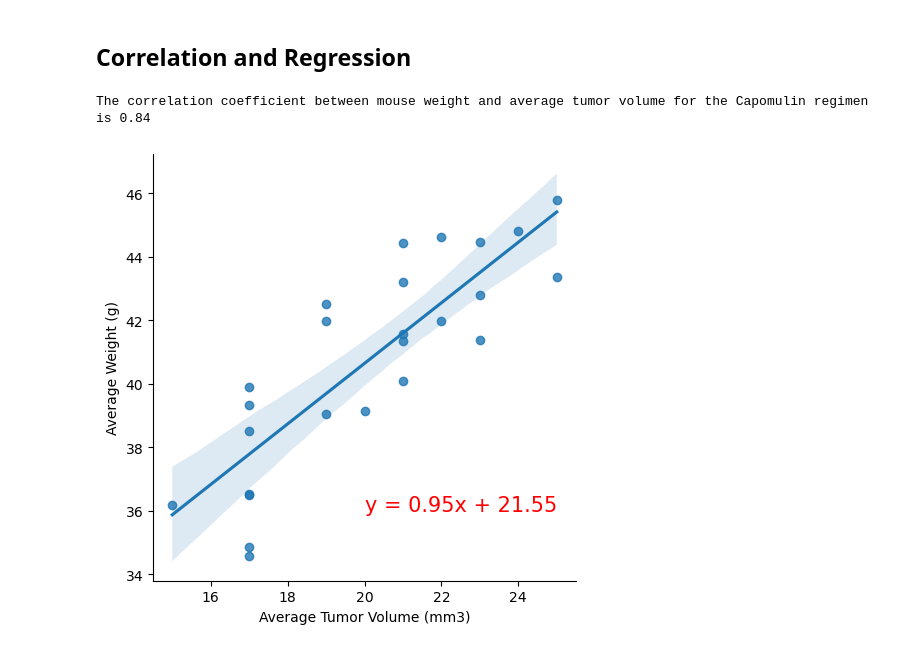
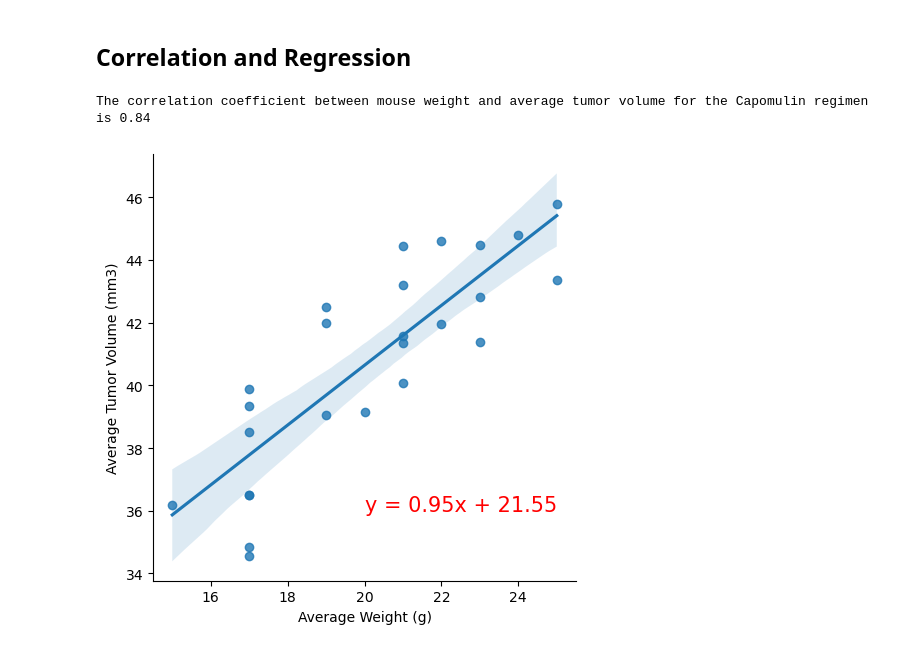
Before and after one commit to tmbiro/data_visualization, a Jupyter notebook: pymaceuticals.ipynb, the cells around one changed output. Cells and saved outputs as stored; diff of their text form; code cells hidden in the pictures.

```diff
--- a/pymaceuticals.ipynb
+++ b/pymaceuticals.ipynb
@@ -363,27 +364,27 @@ capo_scatter = capomulin_dat.plot.scatter(
 # %%
 # Calculate the correlation coefficient and linear regression model for mouse weight and average tumor volume for the Capomulin regimen
 
 #Made initial regression chart
 sns.lmplot(x='Weight (g)',y='Tumor Volume (mm3)',data=capomulin_dat,fit_reg=True)
-plt.xlabel('Average Tumor Volume (mm3)')
-plt.ylabel('Average Weight (g)')
+plt.ylabel('Average Tumor Volume (mm3)')
+plt.xlabel('Average Weight (g)')
 
 #Make equation and add it to chart
 x_values = capomulin_dat['Weight (g)']
 y_values = capomulin_dat['Tumor Volume (mm3)']
 (slope, intercept, rvalue, pvalue, stderr) = st.linregress(x_values, y_values)
 regress_values = x_values * slope + intercept
 line_eq = "y = " + str(round(slope,2)) + "x + " + str(round(intercept,2))
 plt.annotate(line_eq,(20,36),fontsize=15,color="red")
 
 #Calculate correlation coefficient
 correlation_coef = round(st.pearsonr(x_values,y_values)[0],2)
 
 #Print correlation coeficciant
 print(f"The correlation coefficient between mouse weight and average tumor volume for the Capomulin regimen is {correlation_coef}")
 
 #Show plot
 plt.show()
 # %% [output]
 The correlation coefficient between mouse weight and average tumor volume for the Capomulin regimen is 0.84
-[figure, old version]
+[figure, new version]
```
Also changed, not shown: parts of 2 cells of this notebook.
